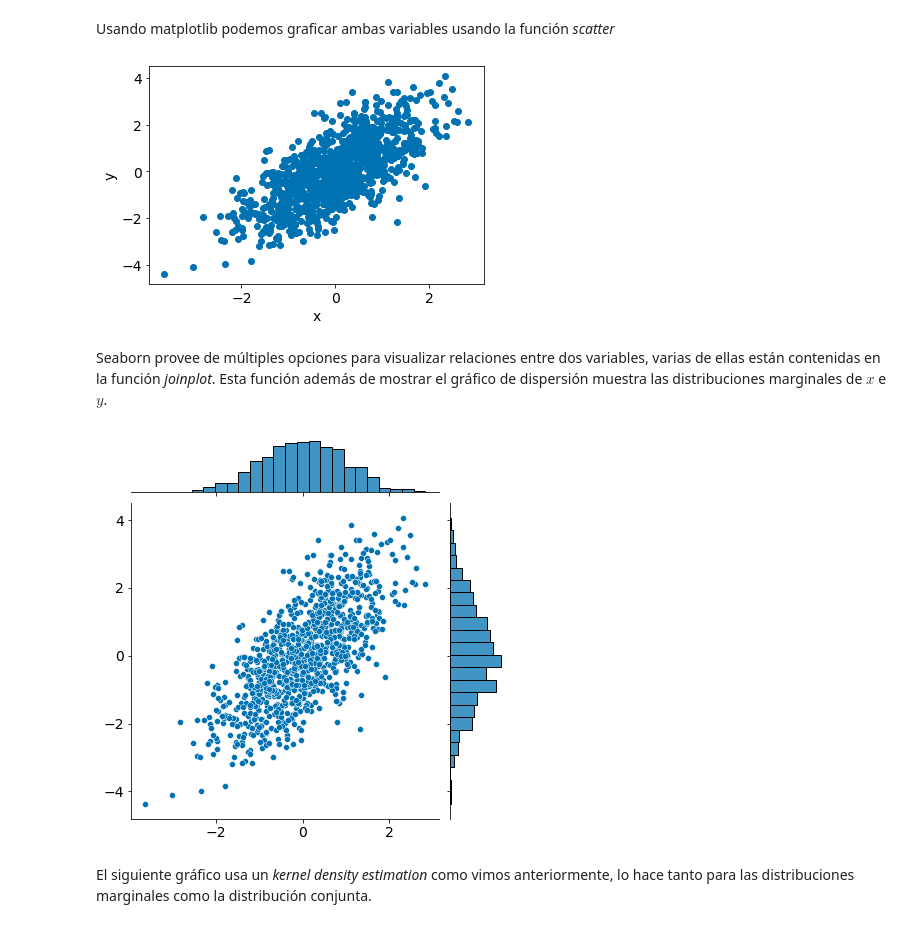
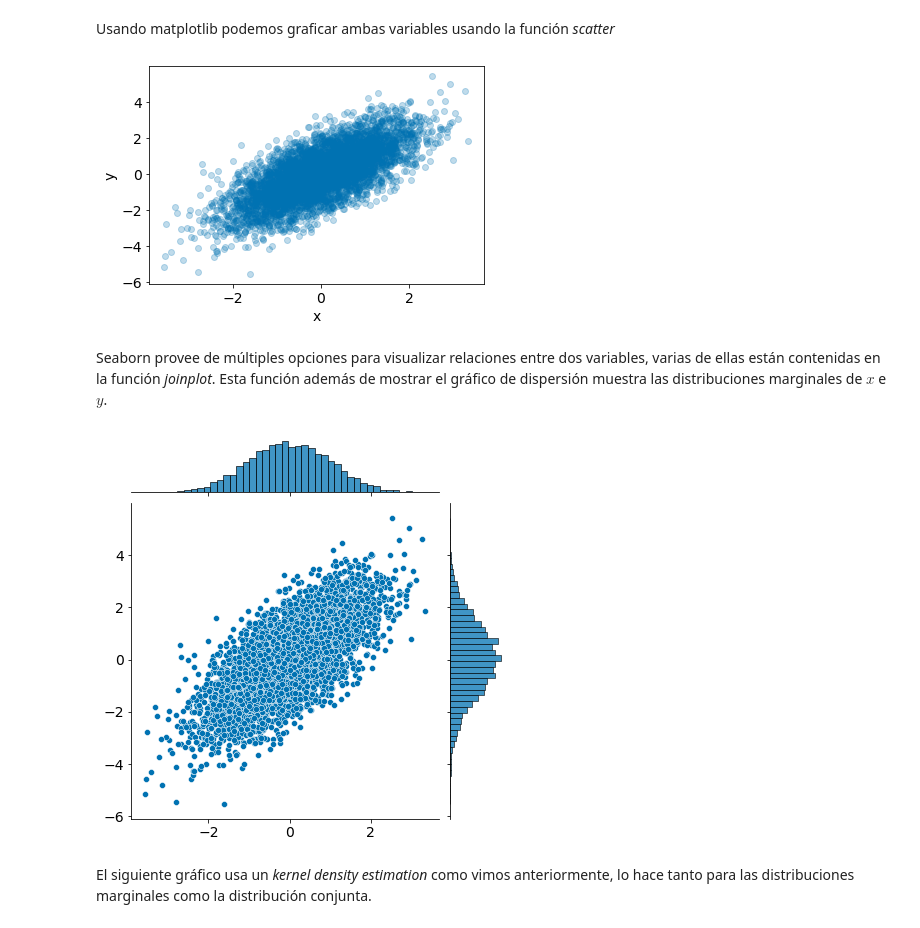
Before and after one commit to Grupo-de-modelado-probabilista/python_eda, a Jupyter notebook: 03_graficos.ipynb, the cells around one changed output. Cells and saved outputs as stored; diff of their text form; code cells hidden in the pictures.

```diff
--- a/03_graficos.ipynb
+++ b/03_graficos.ipynb
@@ -418,22 +420,22 @@ Un [gráfico de dispersión](https://en.wikipedia.org/wiki/Scatter_plot) es un g
 
 Supongamos que tenemos dos variables, que creativamente llamaremos $x$, $y$.
 # %%
-x = np.random.normal(size=1000)
+x = np.random.normal(size=5000)
 y = np.random.normal(x, 1)
 # %% [markdown]
 Usando matplotlib podemos graficar ambas variables usando la función _scatter_
 # %%
-plt.scatter(x, y, alpha=1)
+plt.scatter(x, y, alpha=0.25)
 plt.xlabel('x')
 plt.ylabel('y');
 # %% [output]
-[figure, old version]
+[figure, new version]
 # %% [markdown]
 Seaborn provee de múltiples opciones para visualizar relaciones entre dos variables, varias de ellas están contenidas en la función _joinplot_. Esta función además de mostrar el gráfico de dispersión muestra las distribuciones marginales de $x$ e $y$.
 # %%
-sns.jointplot(x, y,  kind='scatter');
+sns.jointplot(x=x, y=y,  kind='scatter');
 # %% [output]
-[figure, old version]
+[figure, new version]
 # %% [markdown]
 El siguiente gráfico usa un _kernel density estimation_ como vimos anteriormente, lo hace tanto para las distribuciones marginales como la distribución conjunta.
 # %%
```
Also changed, not shown: parts of 47 cells of this notebook, 1 other file.
